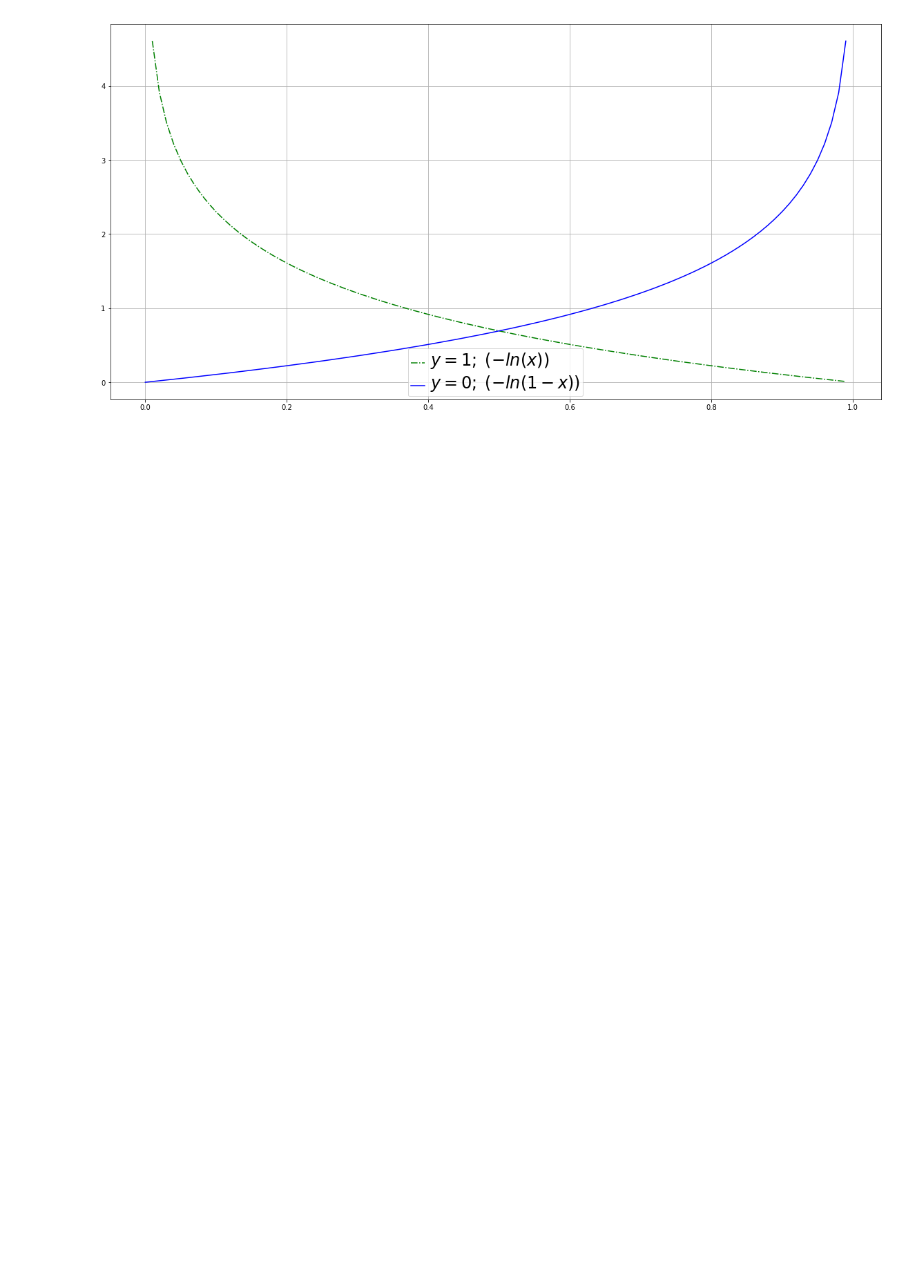
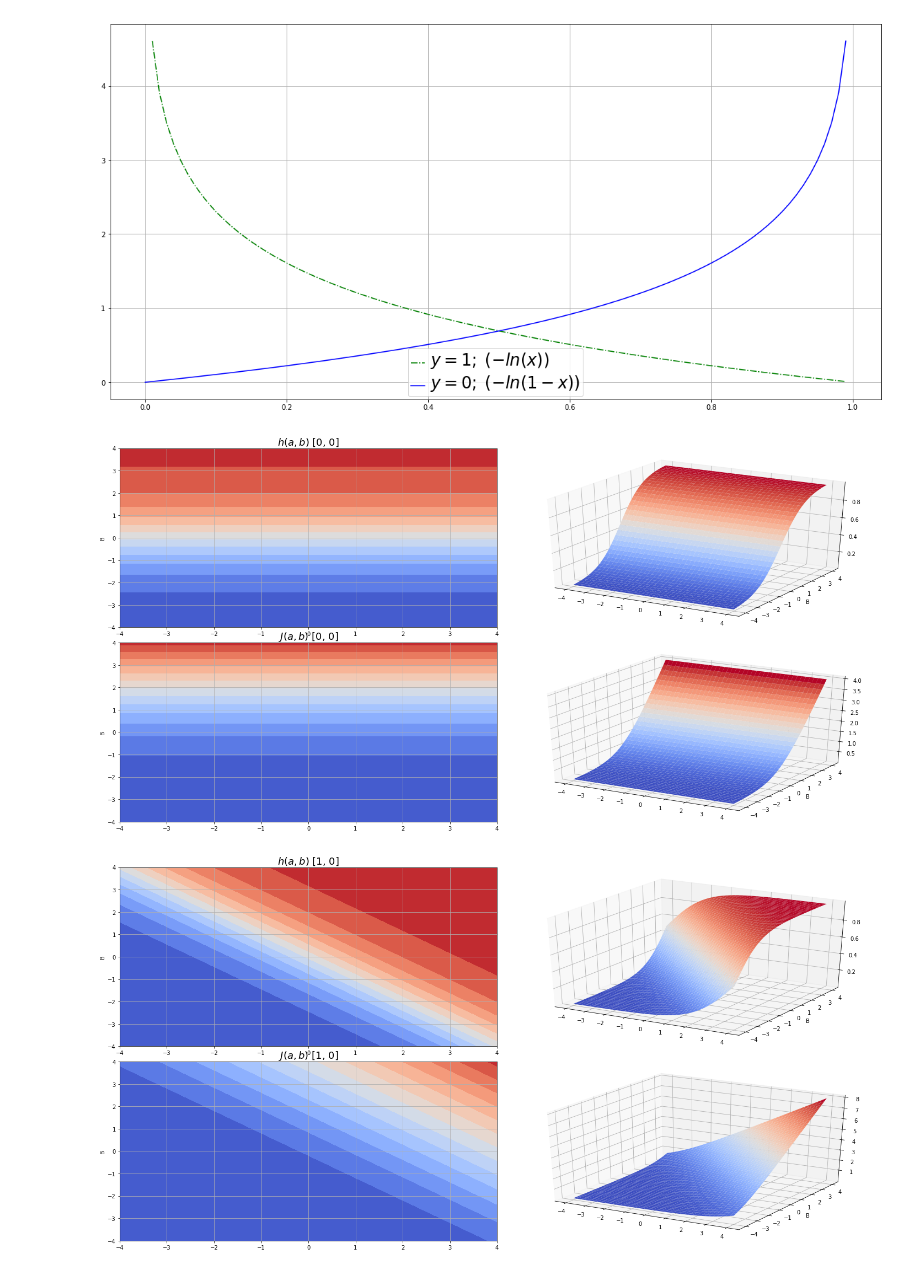
Before and after one commit to pyotr777/keras_tut, a Jupyter notebook: study/Weights space logistic.ipynb, the cells around one changed output. Cells and saved outputs as stored; diff of their text form; code cells hidden in the pictures; blank space fills up the shorter version.

```diff
--- a/study/Weights space logistic.ipynb
+++ b/study/Weights space logistic.ipynb
@@ -127,0 +185,10 @@ def error_func(x,y,A,B):
+# %%
+s1 = [0,0]
+s2 = [1,0]
+s3 = [-1,1]
+
+for s in [s1, s2, s3]:
+    plot_error_in_weight(s,str(s))
+# %% [output]
+[figure, added]
+[figure, added]
```
Also changed, not shown: parts of 15 cells of this notebook.
